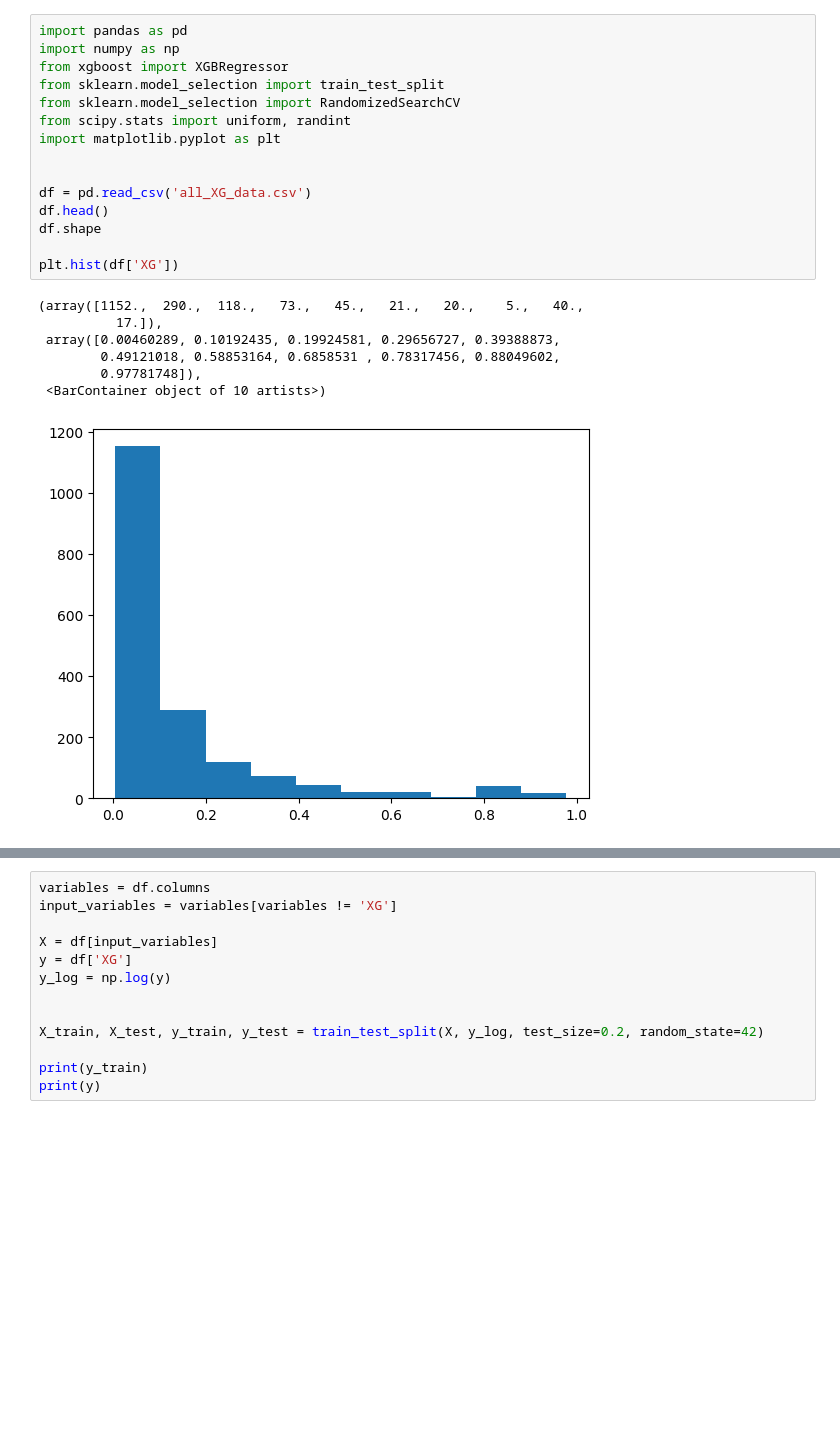
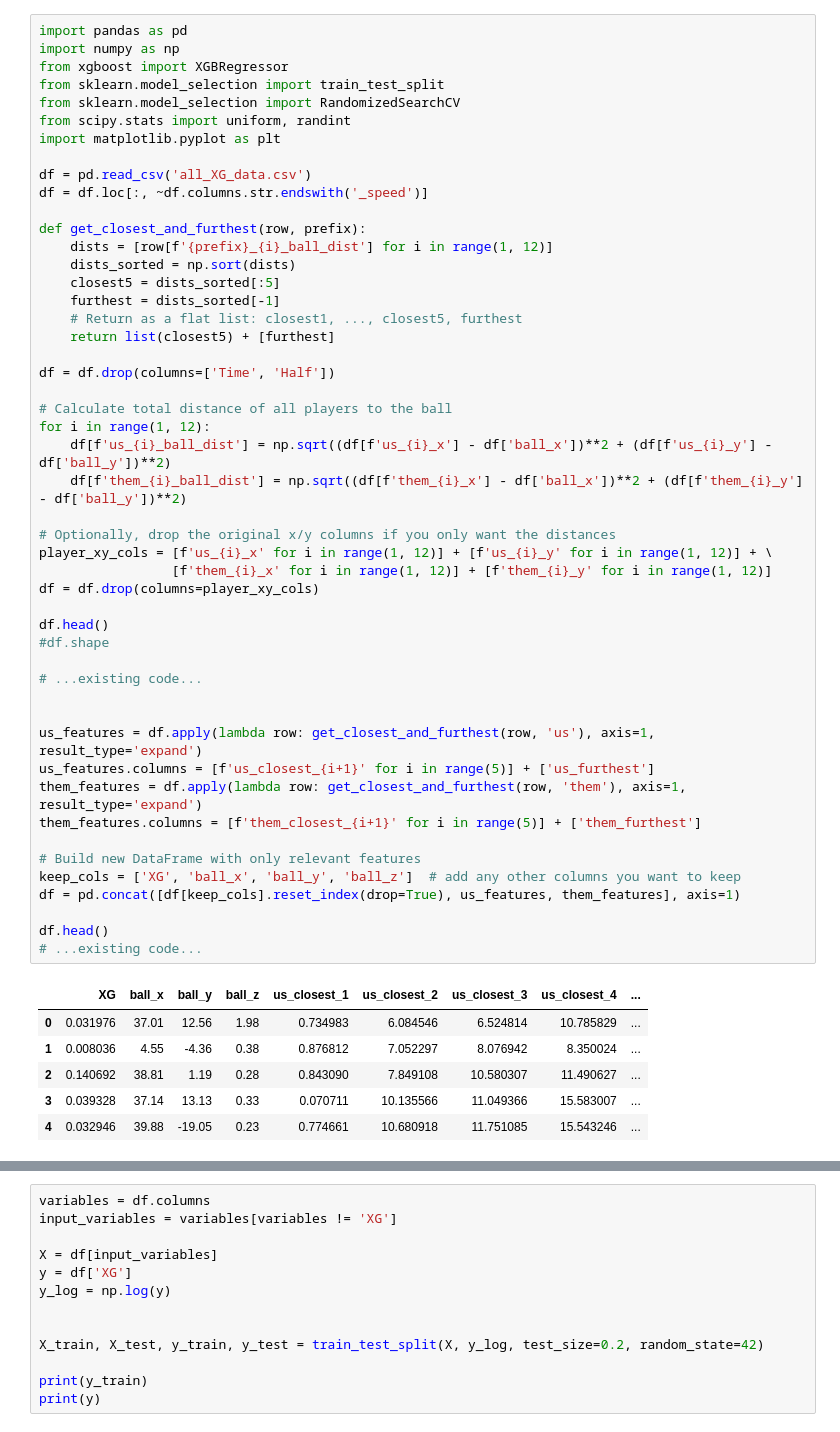
Before and after one commit to adiguzeldeniz/ekip_makine, a Jupyter notebook: XG_XGBoost.ipynb, the cells around one changed output, grey strips where cells are left out. Saved outputs shown, nothing was run; the diff lists cells and outputs as text; blank space fills up the shorter version.

```diff
--- a/XG_XGBoost.ipynb
+++ b/XG_XGBoost.ipynb
@@ -1,23 +1,56 @@
 # %%
 import pandas as pd
 import numpy as np
 from xgboost import XGBRegressor
 from sklearn.model_selection import train_test_split
 from sklearn.model_selection import RandomizedSearchCV
 from scipy.stats import uniform, randint
 import matplotlib.pyplot as plt
 
+df = pd.read_csv('all_XG_data.csv')
+df = df.loc[:, ~df.columns.str.endswith('_speed')]
 
-df = pd.read_csv('all_XG_data.csv')
+def get_closest_and_furthest(row, prefix):
+    dists = [row[f'{prefix}_{i}_ball_dist'] for i in range(1, 12)]
+    dists_sorted = np.sort(dists)
+    closest5 = dists_sorted[:5]
+    furthest = dists_sorted[-1]
+    # Return as a flat list: closest1, ..., closest5, furthest
+    return list(closest5) + [furthest]
+
+df = df.drop(columns=['Time', 'Half'])
+
+# Calculate total distance of all players to the ball
+for i in range(1, 12):
+    df[f'us_{i}_ball_dist'] = np.sqrt((df[f'us_{i}_x'] - df['ball_x'])**2 + (df[f'us_{i}_y'] - df['ball_y'])**2)
+    df[f'them_{i}_ball_dist'] = np.sqrt((df[f'them_{i}_x'] - df['ball_x'])**2 + (df[f'them_{i}_y'] - df['ball_y'])**2)
+
+# Optionally, drop the original x/y columns if you only want the distances
+player_xy_cols = [f'us_{i}_x' for i in range(1, 12)] + [f'us_{i}_y' for i in range(1, 12)] + \
+                 [f'them_{i}_x' for i in range(1, 12)] + [f'them_{i}_y' for i in range(1, 12)]
+df = df.drop(columns=player_xy_cols)
+
 df.head()
-df.shape
+#df.shape
 
-plt.hist(df['XG'])
+# ...existing code...
+
+
+us_features = df.apply(lambda row: get_closest_and_furthest(row, 'us'), axis=1, result_type='expand')
+us_features.columns = [f'us_closest_{i+1}' for i in range(5)] + ['us_furthest']
+them_features = df.apply(lambda row: get_closest_and_furthest(row, 'them'), axis=1, result_type='expand')
+them_features.columns = [f'them_closest_{i+1}' for i in range(5)] + ['them_furthest']
+
+# Build new DataFrame with only relevant features
+keep_cols = ['XG', 'ball_x', 'ball_y', 'ball_z']  # add any other columns you want to keep
+df = pd.concat([df[keep_cols].reset_index(drop=True), us_features, them_features], axis=1)
+
+df.head()
+# ...existing code...
 # %% [output]
-(array([1152.,  290.,  118.,   73.,   45.,   21.,   20.,    5.,   40.,
-          17.]),
- array([0.00460289, 0.10192435, 0.19924581, 0.29656727, 0.39388873,
-        0.49121018, 0.58853164, 0.6858531 , 0.78317456, 0.88049602,
-        0.97781748]),
- <BarContainer object of 10 artists>)
-[figure, removed]
+|  | XG | ball_x | ball_y | ball_z | us_closest_1 | us_closest_2 | us_closest_3 | us_closest_4 | ... |
+| 0 | 0.031976 | 37.01 | 12.56 | 1.98 | 0.734983 | 6.084546 | 6.524814 | 10.785829 | ... |
+| 1 | 0.008036 | 4.55 | -4.36 | 0.38 | 0.876812 | 7.052297 | 8.076942 | 8.350024 | ... |
+| 2 | 0.140692 | 38.81 | 1.19 | 0.28 | 0.843090 | 7.849108 | 10.580307 | 11.490627 | ... |
+| 3 | 0.039328 | 37.14 | 13.13 | 0.33 | 0.070711 | 10.135566 | 11.049366 | 15.583007 | ... |
+| 4 | 0.032946 | 39.88 | -19.05 | 0.23 | 0.774661 | 10.680918 | 11.751085 | 15.543246 | ... |
```
Also changed, not shown: parts of 7 cells of this notebook.
